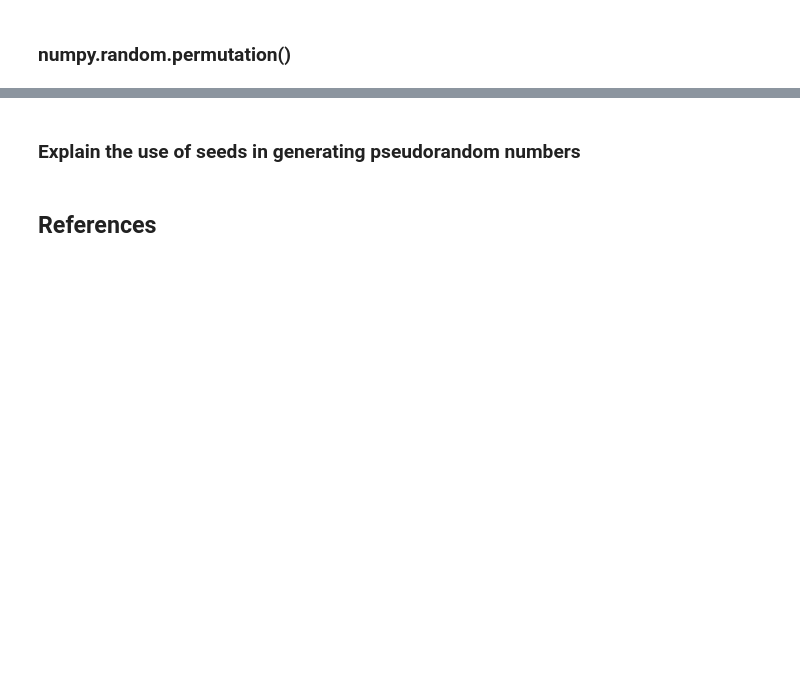
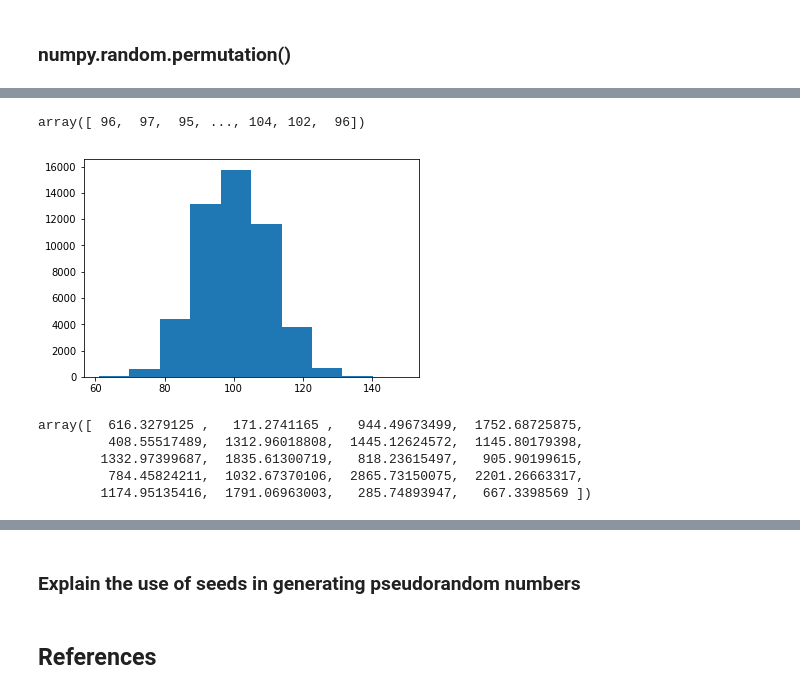
Before and after one commit to emmapatton/numpy-random, a Jupyter notebook: numpy-random.ipynb, the cells around one changed output, grey strips where cells are left out. Drawn from its saved outputs; the diff is of its cells as text; code cells hidden in the pictures; blank space fills up the shorter version.

```diff
--- a/numpy-random.ipynb
+++ b/numpy-random.ipynb
@@ -344,0 +395,19 @@ plt.show()
+# %%
+x = np.random.poisson(100, 50000)
+x
+# %% [output]
+array([ 96,  97,  95, ..., 104, 102,  96])
+# %%
+plt.hist(x)
+plt.show()
+# %% [output]
+[figure, added]
+# %%
+x = np.random.rayleigh(1000, 20)
+x
+# %% [output]
+array([  616.3279125 ,   171.2741165 ,   944.49673499,  1752.68725875,
+         408.55517489,  1312.96018808,  1445.12624572,  1145.80179398,
+        1332.97399687,  1835.61300719,   818.23615497,   905.90199615,
+         784.45824211,  1032.67370106,  2865.73150075,  2201.26663317,
+        1174.95135416,  1791.06963003,   285.74893947,   667.3398569 ])
```
Also changed, not shown: parts of 46 cells of this notebook.
